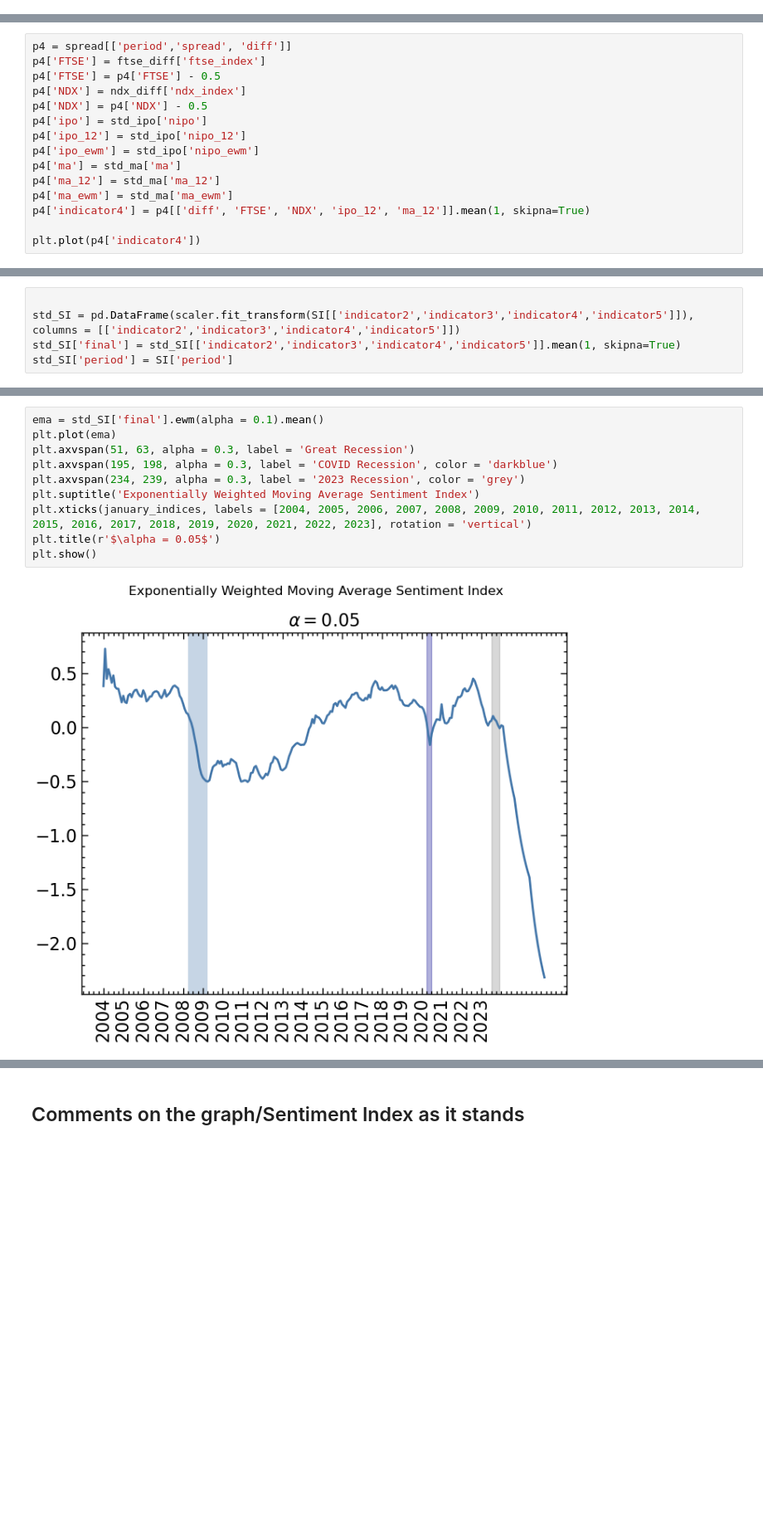
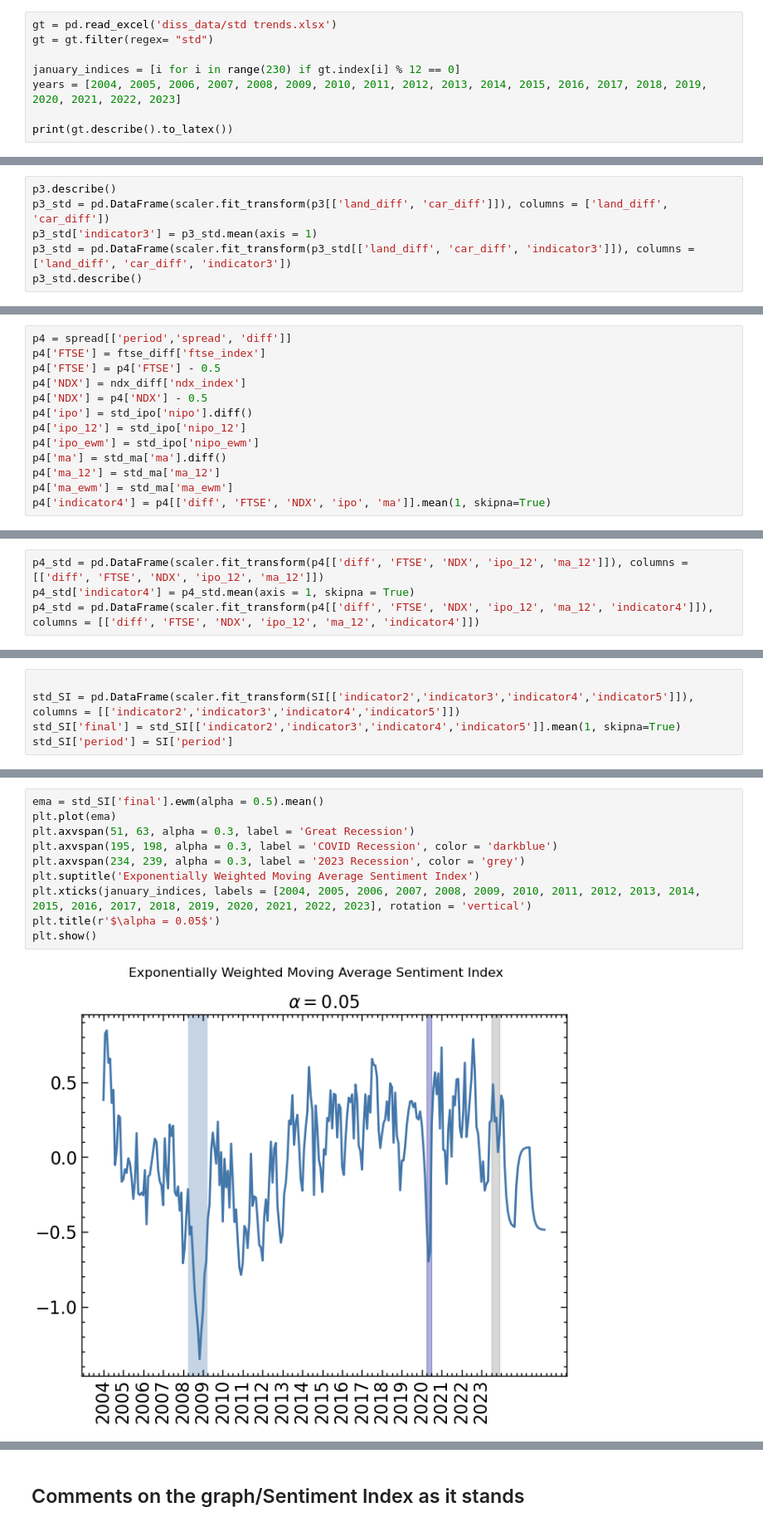
Before and after one commit to aycannon/diss, a Jupyter notebook: Compiled Indicator.ipynb, the cells around one changed output, grey strips where cells are left out. Shown at 83% size. Drawn from its saved outputs; the diff is of its cells as text; blank space fills up the shorter version.

```diff
--- a/Compiled Indicator.ipynb
+++ b/Compiled Indicator.ipynb
@@ -50,0 +91,8 @@ gt = gt.filter(regex= "std")
+# %%
+gt = pd.read_excel('diss_data/std trends.xlsx')
+gt = gt.filter(regex= "std")
+
+january_indices = [i for i in range(230) if gt.index[i] % 12 == 0]
+years = [2004, 2005, 2006, 2007, 2008, 2009, 2010, 2011, 2012, 2013, 2014, 2015, 2016, 2017, 2018, 2019, 2020, 2021, 2022, 2023]
+
+print(gt.describe().to_latex())
@@ -111,3 +168,9 @@ plt.xticks(january_indices, labels = years, rotation = 'vertical')
 plt.show()
 # %% [output]
 [figure]
+# %%
+p3.describe()
+p3_std = pd.DataFrame(scaler.fit_transform(p3[['land_diff', 'car_diff']]), columns = ['land_diff', 'car_diff'])
+p3_std['indicator3'] = p3_std.mean(axis = 1)
+p3_std = pd.DataFrame(scaler.fit_transform(p3_std[['land_diff', 'car_diff', 'indicator3']]), columns = ['land_diff', 'car_diff', 'indicator3'])
+p3_std.describe()
@@ -253,12 +365,10 @@ p4['FTSE'] = ftse_diff['ftse_index']
 p4['FTSE'] = p4['FTSE'] - 0.5
 p4['NDX'] = ndx_diff['ndx_index']
 p4['NDX'] = p4['NDX'] - 0.5
-p4['ipo'] = std_ipo['nipo']
+p4['ipo'] = std_ipo['nipo'].diff()
 p4['ipo_12'] = std_ipo['nipo_12']
 p4['ipo_ewm'] = std_ipo['nipo_ewm']
-p4['ma'] = std_ma['ma']
+p4['ma'] = std_ma['ma'].diff()
 p4['ma_12'] = std_ma['ma_12']
 p4['ma_ewm'] = std_ma['ma_ewm']
-p4['indicator4'] = p4[['diff', 'FTSE', 'NDX', 'ipo_12', 'ma_12']].mean(1, skipna=True)
-
-plt.plot(p4['indicator4'])
+p4['indicator4'] = p4[['diff', 'FTSE', 'NDX', 'ipo', 'ma']].mean(1, skipna=True)
@@ -267,0 +389,4 @@ plt.plot(p4['indicator4'])
+# %%
+p4_std = pd.DataFrame(scaler.fit_transform(p4[['diff', 'FTSE', 'NDX', 'ipo_12', 'ma_12']]), columns = [['diff', 'FTSE', 'NDX', 'ipo_12', 'ma_12']])
+p4_std['indicator4'] = p4_std.mean(axis = 1, skipna = True)
+p4_std = pd.DataFrame(scaler.fit_transform(p4[['diff', 'FTSE', 'NDX', 'ipo_12', 'ma_12', 'indicator4']]), columns = [['diff', 'FTSE', 'NDX', 'ipo_12', 'ma_12', 'indicator4']])
@@ -373,15 +543,15 @@ plt.show()
 # %%
-ema = std_SI['final'].ewm(alpha = 0.1).mean()
+ema = std_SI['final'].ewm(alpha = 0.5).mean()
 plt.plot(ema)
 plt.axvspan(51, 63, alpha = 0.3, label = 'Great Recession')
 plt.axvspan(195, 198, alpha = 0.3, label = 'COVID Recession', color = 'darkblue')
 plt.axvspan(234, 239, alpha = 0.3, label = '2023 Recession', color = 'grey')
 plt.suptitle('Exponentially Weighted Moving Average Sentiment Index')
 plt.xticks(january_indices, labels = [2004, 2005, 2006, 2007, 2008, 2009, 2010, 2011, 2012, 2013, 2014, 2015, 2016, 2017, 2018, 2019, 2020, 2021, 2022, 2023], rotation = 'vertical')
 plt.title(r'$\alpha = 0.05$')
 plt.show()
 # %% [output]
-[figure, old version]
+[figure, new version]
 # %%
 std_SI[['indicator2', 'indicator3','indicator4', 'indicator5']].describe()
 # %% [output]
```
Also changed, not shown: parts of 44 cells of this notebook.
